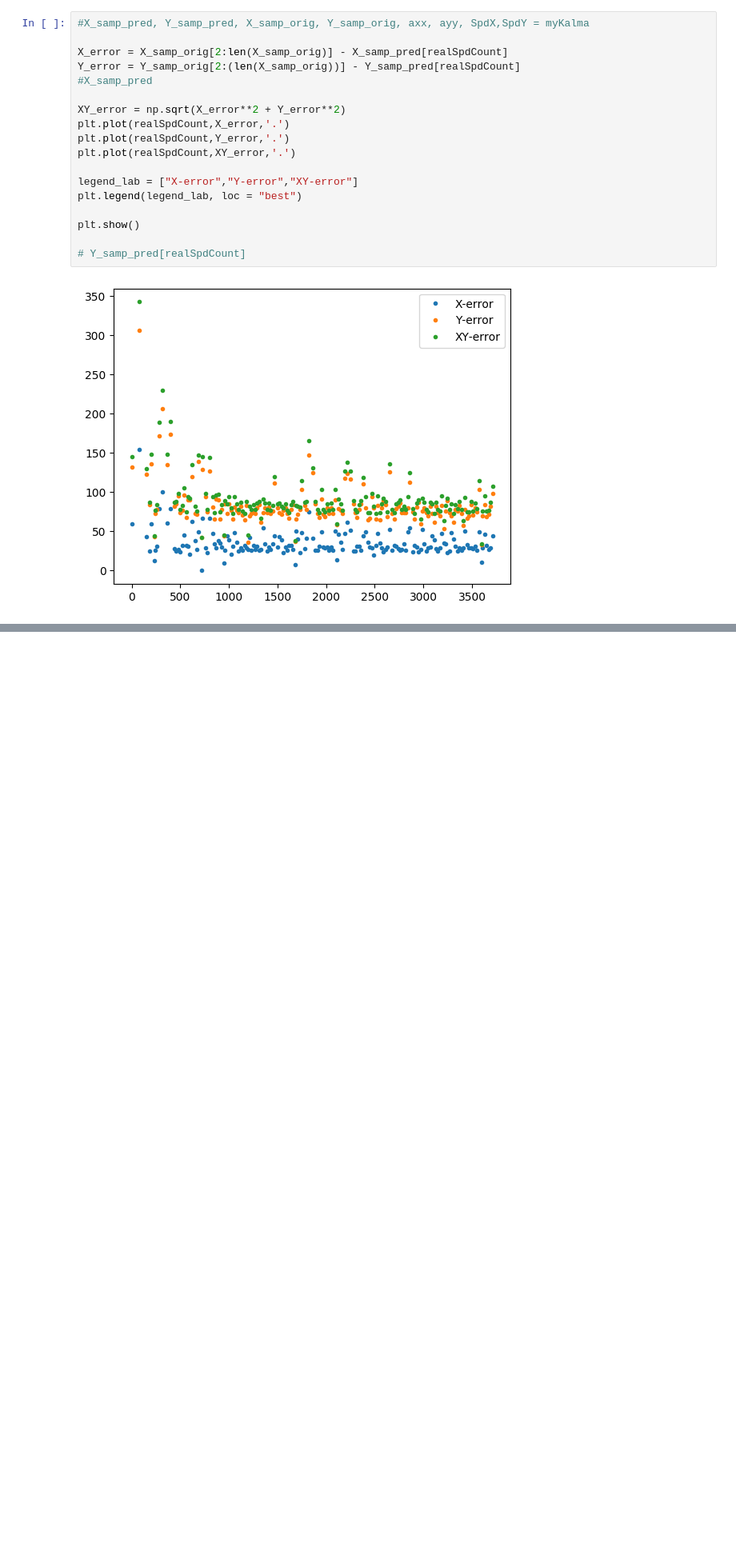
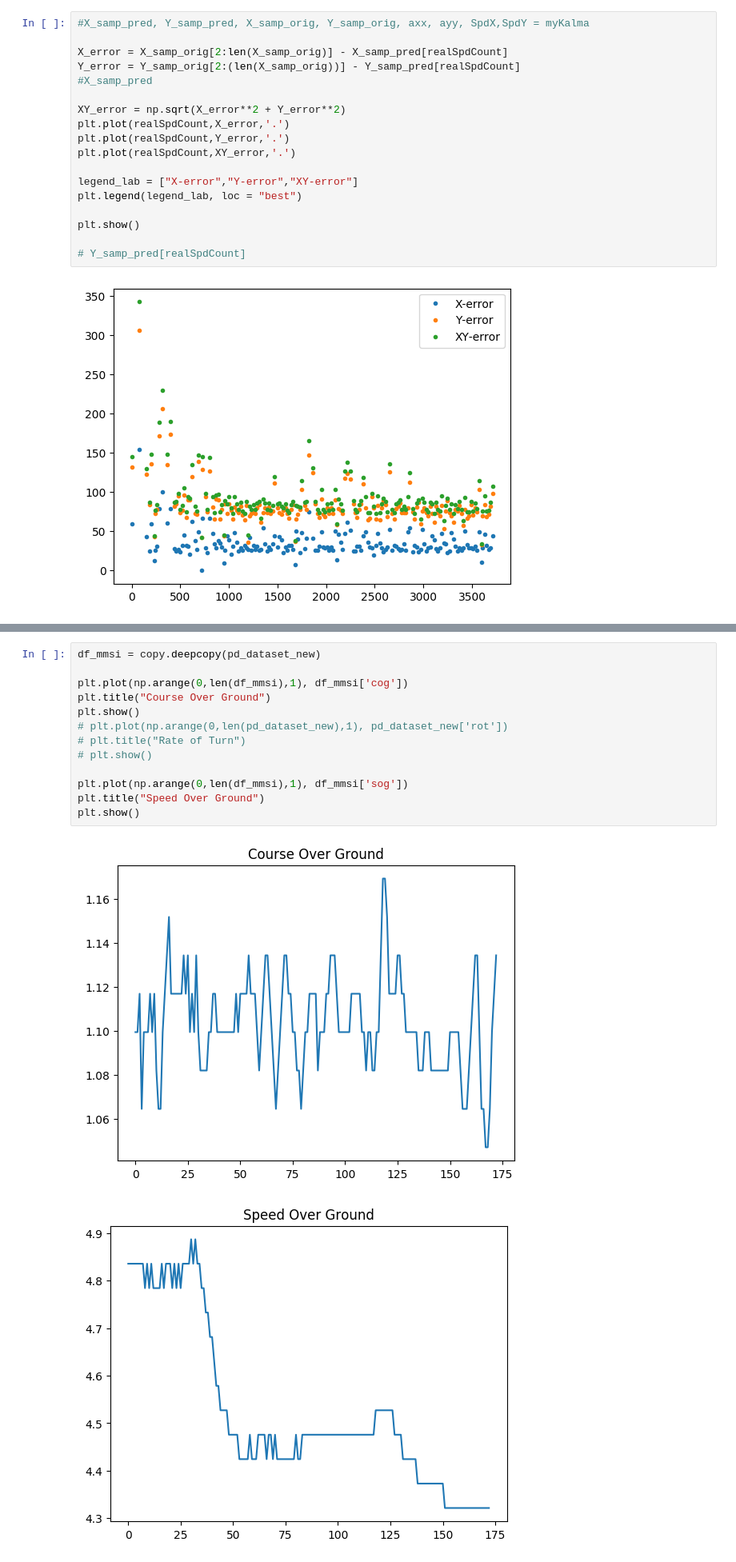
Before and after one commit to cnburger/AIS_KalmanFilter, a Jupyter notebook: Time Sampling.ipynb, the cells around one changed output, grey strips where cells are left out. Shown at 80% size. Drawn from its saved outputs; the diff is of its cells as text; blank space fills up the shorter version.

```diff
--- a/Time Sampling.ipynb
+++ b/Time Sampling.ipynb
@@ -508,0 +519,16 @@ plt.show()
+# %%
+df_mmsi = copy.deepcopy(pd_dataset_new)
+
+plt.plot(np.arange(0,len(df_mmsi),1), df_mmsi['cog'])
+plt.title("Course Over Ground")
+plt.show()
+# plt.plot(np.arange(0,len(pd_dataset_new),1), pd_dataset_new['rot'])
+# plt.title("Rate of Turn")
+# plt.show()
+
+plt.plot(np.arange(0,len(df_mmsi),1), df_mmsi['sog'])
+plt.title("Speed Over Ground")
+plt.show()
+# %% [output]
+[figure, added]
+[figure, added]
```
Also changed, not shown: parts of 6 cells of this notebook.
